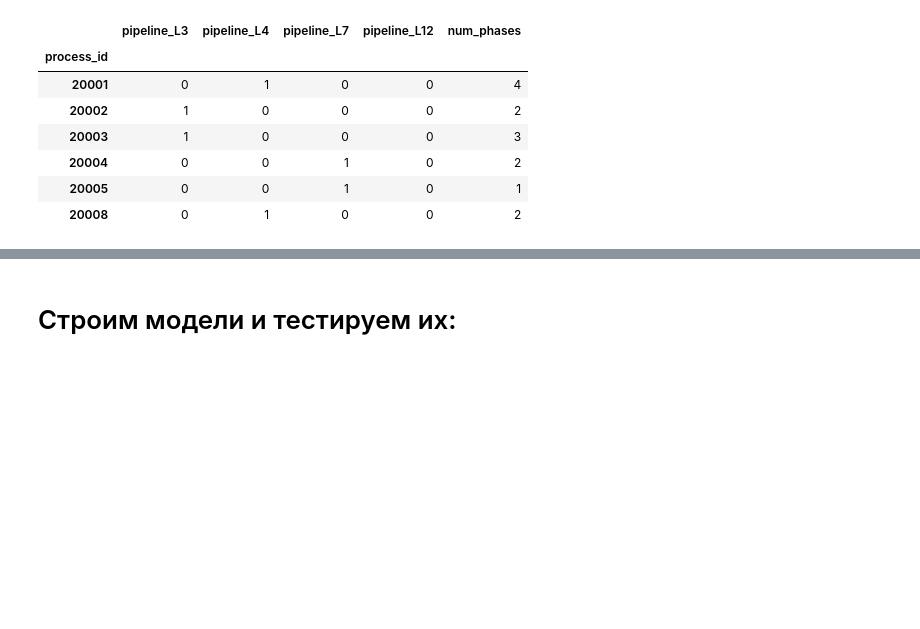
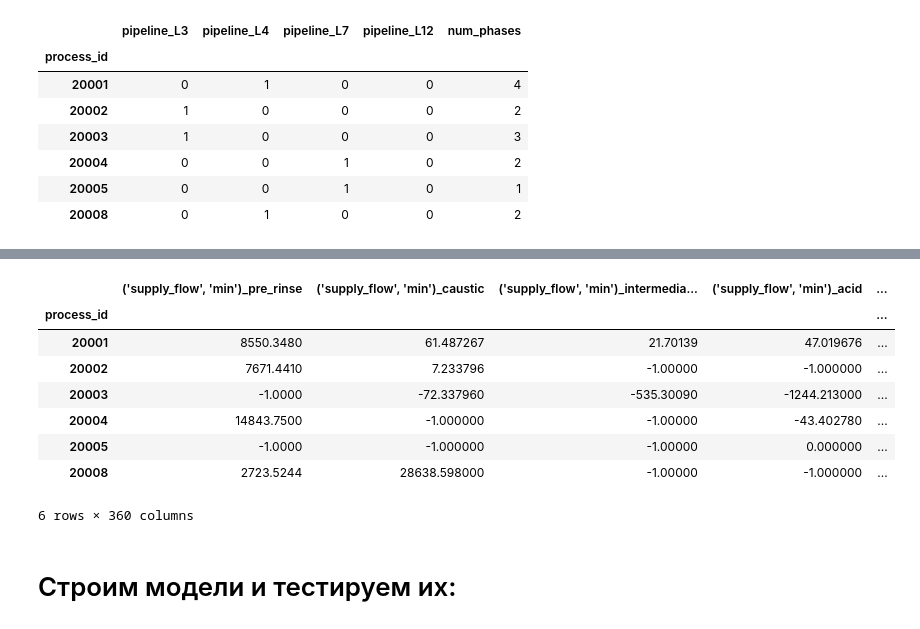
Before and after one commit to paniquex/MSU_2course_selection, a Jupyter notebook: first_task/Untitled.ipynb, the cells around one changed output, grey strips where cells are left out. Saved outputs shown, nothing was run; the diff lists cells and outputs as text; code cells hidden in the pictures; blank space fills up the shorter version.

```diff
--- a/first_task/Untitled.ipynb
+++ b/first_task/Untitled.ipynb
@@ -144,6 +144,7 @@ prep_metadata(train_limited.head(5000))
 # variables we'll use to create our time series features
 ts_cols = [
     'process_id',
+    'phase',
     'supply_flow',
     'supply_pressure',
     'return_temperature',
@@ -161,20 +162,42 @@ ts_cols = [
     'tank_concentration_acid',
 ]
 # %%
- import scipy as sc
+import scipy as sc
+def tail30mean(x):
+    return x.tail(30).mean()
+
+def tail30std(x):
+    return x.tail(30).std()
+
+def tail30median(x):
+    return x.tail(30).median()
+
+
+
 def prep_time_series_features(df, columns=None):
     if columns is None:
         columns = df.columns
 
     ts_df = df[ts_cols].set_index('process_id')
+    phases = ['pre_rinse', 'caustic', 'intermediate_rinse', 'acid']
+    # create features: min, max, mean, standard deviation, and mean of the last 50 observations
+    ts_features = ts_df.groupby(['process_id', 'phase']).aggregate(['min', 'max', 'mean', 'std',
 
-    # create features: min, max, mean, standard deviation, and mean of the last ten observations
-    ts_features = ts_df.groupby('process_id').aggregate(['min', 'max', 'mean', 'std',
-                                                         lambda x: x.tail(110).mean(),
-                                                         'sum', 'mad'])
-
-
-    return ts_features
+                                                             'mad',
+                                                             'sum'
+                                                        ])
+    ts_features_sep_phases = pd.DataFrame(ts_df.index.unique())
+    ts_features = ts_features.reset_index(level=[0,1])
+    ts_features.index = ts_features['process_id']
+    ts_features.pop('process_id')
+    ts_features_sep_phases.index = ts_features_sep_phases['process_id']
+    ts_features_sep_phases.pop('process_id')
+    # Для каждой фазы процесса будут отдельные характеристики:
+    for col in ts_features.columns[1:]:
+        for phase in phases:
+            ts_features_sep_phases[str(col) + '_' + phase] = ts_features[col][ts_features['phase'] == phase]
+    ts_features_sep_phases.fillna(value = -1, inplace = True)
+    return ts_features_sep_phases
 
 # show example for first 5,000 observations
-prep_time_series_features(train_limited.head(5000), columns=ts_cols)
+train_features_check = prep_time_series_features(train_limited.head(5000), columns=ts_cols)
@@ -191,0 +204,12 @@ prep_time_series_features(train_limited.head(5000), columns=ts_cols)
+# %%
+train_features_check
+# %% [output]
+|  | ('supply_flow', 'min')_pre_rinse | ('supply_flow', 'min')_caustic | ('supply_flow', 'min')_intermedia... | ('supply_flow', 'min')_acid | ... |
+| process_id |  |  |  |  | ... |
+| 20001 | 8550.3480 | 61.487267 | 21.70139 | 47.019676 | ... |
+| 20002 | 7671.4410 | 7.233796 | -1.00000 | -1.000000 | ... |
+| 20003 | -1.0000 | -72.337960 | -535.30090 | -1244.213000 | ... |
+| 20004 | 14843.7500 | -1.000000 | -1.00000 | -43.402780 | ... |
+| 20005 | -1.0000 | -1.000000 | -1.00000 | 0.000000 | ... |
+| 20008 | 2723.5244 | 28638.598000 | -1.00000 | -1.000000 | ... |
+6 rows × 360 columns
```
Also changed, not shown: parts of 52 cells of this notebook.
